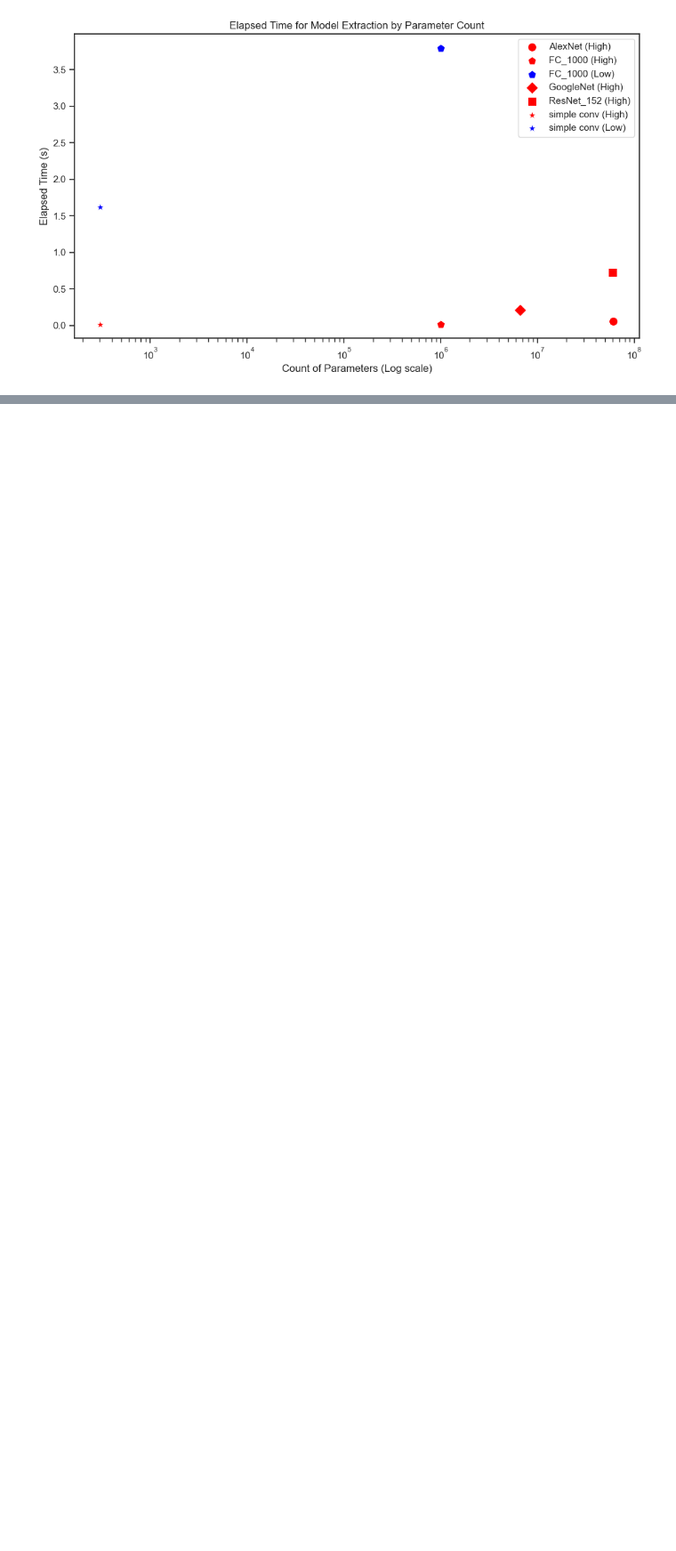
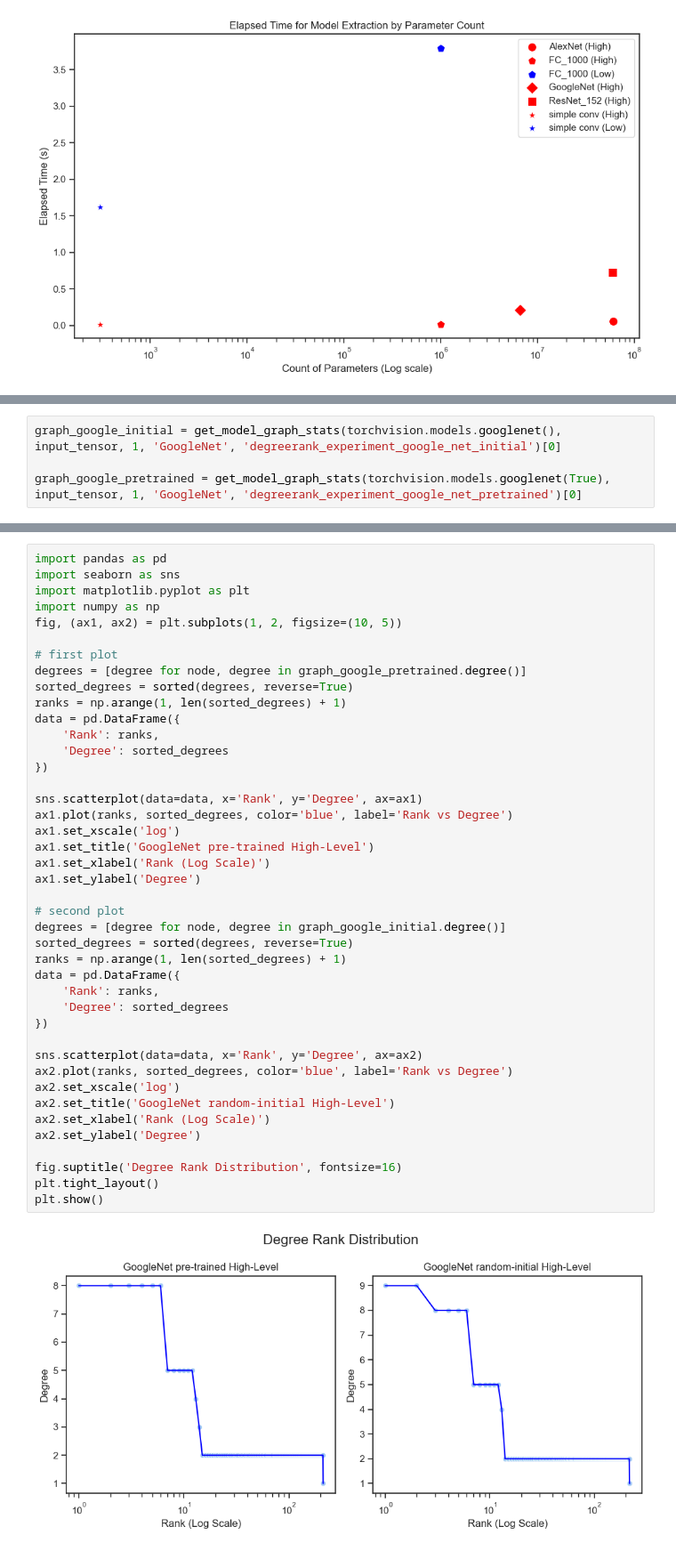
Before and after one commit to EricWe96/deepstruct, a Jupyter notebook: visualize_stats.ipynb, the cells around one changed output, grey strips where cells are left out. Shown at 89% size. Drawn from its saved outputs; the diff is of its cells as text; blank space fills up the shorter version.

Commit message:
degree rank plots

```diff
--- a/visualize_stats.ipynb
+++ b/visualize_stats.ipynb
@@ -392,0 +400,4 @@ plt.show()
+# %%
+graph_google_initial = get_model_graph_stats(torchvision.models.googlenet(), input_tensor, 1, 'GoogleNet', 'degreerank_experiment_google_net_initial')[0]
+
+graph_google_pretrained = get_model_graph_stats(torchvision.models.googlenet(True), input_tensor, 1, 'GoogleNet', 'degreerank_experiment_google_net_pretrained')[0]
@@ -392,0 +406,44 @@ plt.show()
+# %%
+import pandas as pd
+import seaborn as sns
+import matplotlib.pyplot as plt
+import numpy as np
+fig, (ax1, ax2) = plt.subplots(1, 2, figsize=(10, 5))
+
+# first plot
+degrees = [degree for node, degree in graph_google_pretrained.degree()]
+sorted_degrees = sorted(degrees, reverse=True)
+ranks = np.arange(1, len(sorted_degrees) + 1)
+data = pd.DataFrame({
+    'Rank': ranks,
+    'Degree': sorted_degrees
+})
+
+sns.scatterplot(data=data, x='Rank', y='Degree', ax=ax1)
+ax1.plot(ranks, sorted_degrees, color='blue', label='Rank vs Degree')
+ax1.set_xscale('log')
+ax1.set_title('GoogleNet pre-trained High-Level')
+ax1.set_xlabel('Rank (Log Scale)')
+ax1.set_ylabel('Degree')
+
+# second plot
+degrees = [degree for node, degree in graph_google_initial.degree()]
+sorted_degrees = sorted(degrees, reverse=True)
+ranks = np.arange(1, len(sorted_degrees) + 1)
+data = pd.DataFrame({
+    'Rank': ranks,
+    'Degree': sorted_degrees
+})
+
+sns.scatterplot(data=data, x='Rank', y='Degree', ax=ax2)
+ax2.plot(ranks, sorted_degrees, color='blue', label='Rank vs Degree')
+ax2.set_xscale('log')
+ax2.set_title('GoogleNet random-initial High-Level')
+ax2.set_xlabel('Rank (Log Scale)')
+ax2.set_ylabel('Degree')
+
+fig.suptitle('Degree Rank Distribution', fontsize=16)
+plt.tight_layout()
+plt.show()
+# %% [output]
+[figure, added]
```
Also changed, not shown: parts of 5 cells of this notebook, 5 other files.
